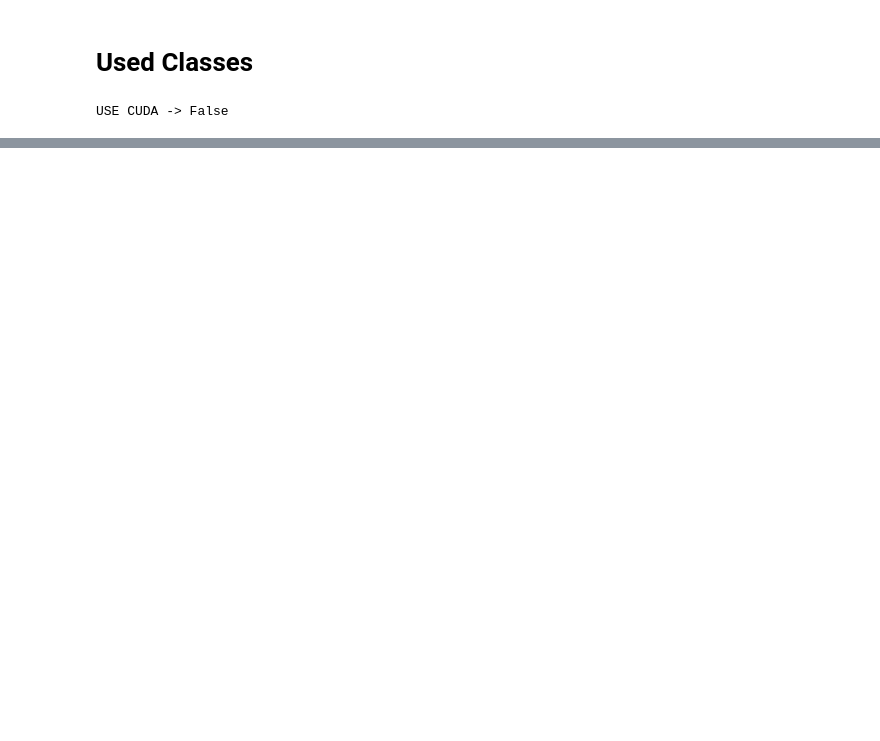
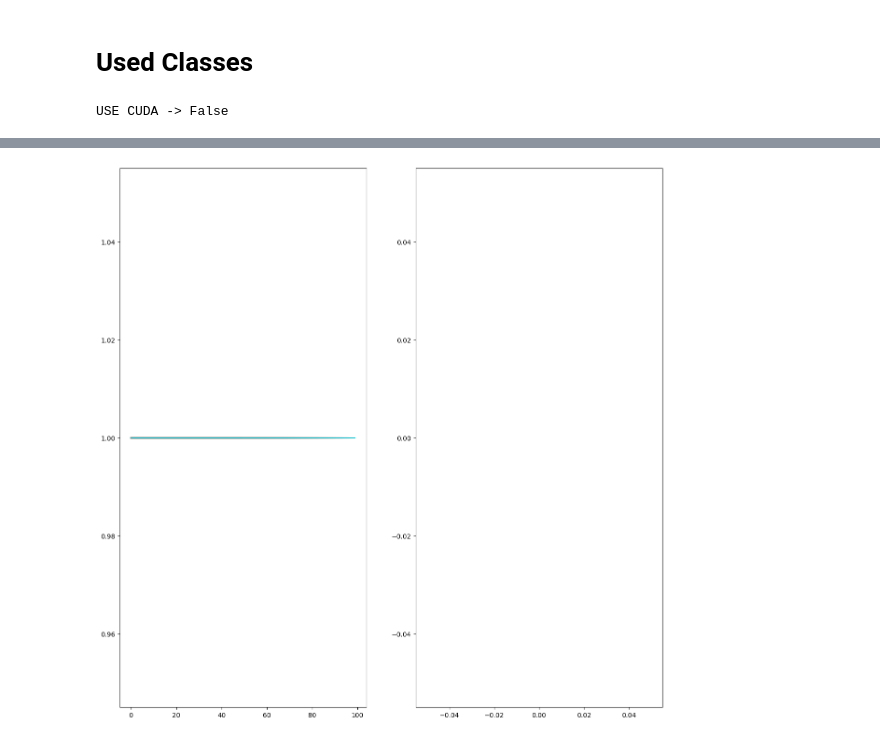
Before and after one commit to Lamantin12/HSE_NLP_bootcamp, a Jupyter notebook: Training_for_competition/salary_prediction.ipynb, the cells around one changed output, grey strips where cells are left out. Drawn from its saved outputs; the diff is of its cells as text; code cells hidden in the pictures; blank space fills up the shorter version.

```diff
--- a/Training_for_competition/salary_prediction.ipynb
+++ b/Training_for_competition/salary_prediction.ipynb
@@ -146,7 +147,8 @@ def generate_batches(dataset, batch_size, shuffle=True, device="cpu"):
 # %%
 args = Namespace(
     #dirs
-    data_storage = 'data/preprocessed_data.csv',
+    train_data_path = 'data/preprocessed_data_train.csv',
+    val_data_path = 'data/preprocessed_data_val.csv',
     model_filepath='data/model_storage/model.pth',
     #model hyper params
     seed = 1,
@@ -196,7 +198,7 @@ class SalaryPredictor(nn.Module):
         super(SalaryPredictor, self).__init__()
 
         self.emb = nn.Embedding(
-            num_embeddings=num,
+            num_embeddings=num_embeddings,
             embedding_dim=embedding_size,
             padding_idx=padding_idx,
         )
@@ -234,4 +236,18 @@ USE CUDA -> False
 # %%
 # dataset and classifier preparing
 
-dataset = JobsDataset.load_dataset_and_make_vectorizer()
+train_dataset = JobsDataset.load_dataset_and_make_vectorizer(args.train_data_path)
+vectorizer = train_dataset._vectorizer
+val_dataset = JobsDataset(pd.read_csv(args.val_data_path), vectorizer)
+
+model = SalaryPredictor(
+    embedding_size=args.embedding_size,
+    num_embeddings=len(vectorizer.vocab),
+    hidden_size=args.hidden_size,
+    dropout_p=args.dropout_p,
+    padding_idx=0
+)
+# %%
+max_length = max(train_dataset._max_length, val_dataset._max_length)
+train_dataset._max_length = max_length
+val_dataset._max_length = max_length
@@ -237,0 +272,24 @@ dataset = JobsDataset.load_dataset_and_make_vectorizer()
+# %%
+model = model.to(args.device)
+loss = nn.MSELoss()
+optimizer = opt.Adam(params=model.parameters(), lr=args.learning_rate)
+scheduler = opt.lr_scheduler.ReduceLROnPlateau(optimizer=optimizer, mode='min', factor=0.5, patience=1)
+
+epoch_bar = tqdm(desc="epoch", total=args.num_epochs, position=0)
+train_bar = tqdm(desc="train", total=train_dataset.get_num_batches(args.batch_size), position=1, leave=True)
+val_bar = tqdm(desc="val", total=val_dataset.get_num_batches(args.batch_size), position=1, leave=True)
+
+fig, ax = plt.subplots(1, 2, figsize=(15,15))
+
+try:
+    for epoch_index in range(args.num_epochs):
+        train_state['epoch_index'] = epoch_index
+        # train
+        batch_generator = generate_batches(dataset, args.batch_size device=args.device)
+
+
+
+except KeyboardInterrupt:
+    print("KeyboardInterrupt")
+# %% [output]
+[figure, added]
```
Also changed, not shown: parts of 3 cells of this notebook, 5 other files.
